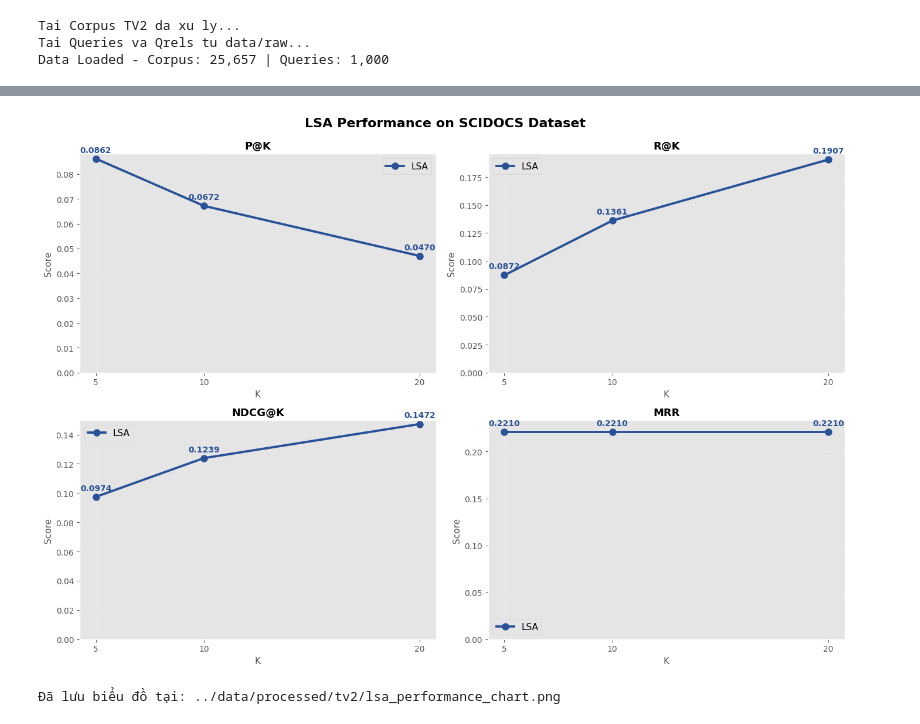
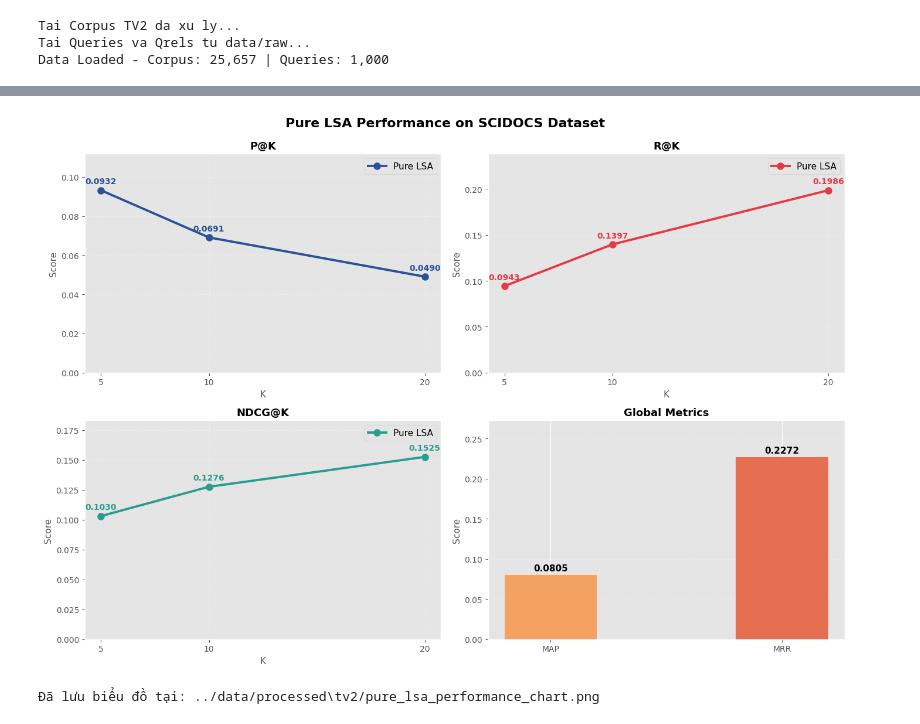
Before and after one commit to vankhanh3704/BeIR-Scridocs, a Jupyter notebook: LSA/lsa.ipynb, the cells around one changed output, grey strips where cells are left out. Cells and saved outputs as stored; diff of their text form; code cells hidden in the pictures.

```diff
--- a/LSA/lsa.ipynb
+++ b/LSA/lsa.ipynb
@@ -127,9 +153,9 @@ Hệ thống LSA đã khởi tạo hoàn tất.
 # %%
-# 6. DEFINE EVALUATION LOGIC
+# 6. Đánh giá LSA
 def evaluate_lsa(engine, queries, qrels, k_vals=[5, 10, 20]):
     valid_qids = [qid for qid in queries.keys() if qid in qrels]
 
-    q_texts = [preprocess_query(queries[qid]) for qid in valid_qids]
+    q_texts = [clean_text_for_lsa(queries[qid]) for qid in valid_qids]
     q_vecs = engine.svd.transform(engine.vectorizer.transform(q_texts))
     q_vecs = normalize(q_vecs, axis=1)
 
@@ -163,7 +189,7 @@ def evaluate_lsa(engine, queries, qrels, k_vals=[5, 10, 20]):
                 break
         res['MRR'] = mrr
 
-        # Giữ AP để tính MAP (rất quan trọng)
+
         ap, hits_total = 0.0, 0
         for rank, d in enumerate(retrieved_ids):
             if relevant.get(d, 0) > 0:
@@ -223,48 +260,62 @@ LSA      0.0778
 # %%
-# 8. VISUALIZATION - Phong cách giống TF-IDF
+# 8. Vẽ biểu đồ hiệu suất
 import matplotlib.pyplot as plt
 
 fig, axes = plt.subplots(2, 2, figsize=(14, 10))
-fig.suptitle('LSA Performance on SCIDOCS Dataset',
+fig.suptitle('Pure LSA Performance on SCIDOCS Dataset',
              fontsize=16, fontweight='bold', y=0.95)
 
-metrics = ['P@K', 'R@K', 'NDCG@K', 'MRR']
+# Danh sách các độ đo phụ thuộc vào K
+k_metrics = ['P', 'R', 'NDCG']
 k_vals = [5, 10, 20]
-colors = '#2a5298'  # Màu xanh đậm giống TF-IDF
+colors = ['#2a5298', '#e63946', '#2a9d8f']
 
-for ax, metric in zip(axes.flatten(), metrics):
-    vals = []
-    for k in k_vals:
-        try:
-            col_name = f'{metric.split("@")[0]}@{k}' if '@' in metric else metric
-            vals.append(summary[col_name])
-        except:
-            vals.append(0)
+# 1. Vẽ 3 biểu đồ đường cho P@K, R@K, NDCG@K
+for ax, metric, color in zip(axes.flatten()[:3], k_metrics, colors):
+    vals = [summary[f'{metric}@{k}'] for k in k_vals]
 
     # Vẽ đường
-    ax.plot(k_vals, vals, label='LSA', color=colors,
+    ax.plot(k_vals, vals, label='Pure LSA', color=color,
             linewidth=2.8, marker='o', markersize=8, linestyle='-')
 
-    # Hiển thị giá trị trên điểm
+    # Hiển thị giá trị trên từng điểm
     for k, v in zip(k_vals, vals):
         ax.annotate(f'{v:.4f}', xy=(k, v), xytext=(0, 8),
                     textcoords='offset points', ha='center',
-                    fontsize=10, fontweight='bold', color=colors)
+                    fontsize=10, fontweight='bold', color=color)
 
-    ax.set_title(f'{metric}', fontweight='bold', fontsize=13)
+    ax.set_title(f'{metric}@K', fontweight='bold', fontsize=13)
     ax.set_xlabel('K', fontsize=11)
     ax.set_ylabel('Score', fontsize=11)
     ax.set_xticks(k_vals)
-    ax.set_ylim(bottom=0)
+    ax.set_ylim(bottom=0, top=max(vals)*1.2 if max(vals) > 0 else 1)
     ax.grid(alpha=0.3, linestyle='--')
     ax.legend(fontsize=11)
 
+# 2. Vẽ biểu đồ cột cho MAP và MRR
+ax4 = axes[1, 1]
+global_metrics = ['MAP', 'MRR']
+global_vals = [summary['AP'], summary['MRR']]
+bars = ax4.bar(global_metrics, global_vals, color=['#f4a261', '#e76f51'], width=0.4)
+
+# Hiển thị giá trị trên đỉnh cột
+for bar in bars:
+    yval = bar.get_height()
+    ax4.annotate(f'{yval:.4f}', xy=(bar.get_x() + bar.get_width() / 2, yval),
+                 xytext=(0, 5), textcoords='offset points', ha='center',
+                 fontsize=11, fontweight='bold', color='black')
+
+ax4.set_title('Global Metrics', fontweight='bold', fontsize=13)
+ax4.set_ylabel('Score', fontsize=11)
+ax4.set_ylim(bottom=0, top=max(global_vals)*1.2 if max(global_vals) > 0 else 1)
+ax4.grid(axis='y', alpha=0.3, linestyle='--')
+
 plt.tight_layout(rect=[0, 0, 1, 0.96])
-chart_path = f"{TV2_OUT}/lsa_performance_chart.png"
+chart_path = f"{TV2_OUT}/pure_lsa_performance_chart.png"
 plt.savefig(chart_path, dpi=200, bbox_inches='tight')
 plt.show()
 
 print(f"Đã lưu biểu đồ tại: {chart_path}")
 # %% [output]
-[figure, old version]
+[figure, new version]
-Đã lưu biểu đồ tại: ../data/processed/tv2/lsa_performance_chart.png
+Đã lưu biểu đồ tại: ../data/processed\tv2/pure_lsa_performance_chart.png
```
Also changed, not shown: parts of 8 cells of this notebook, 6 other files.
